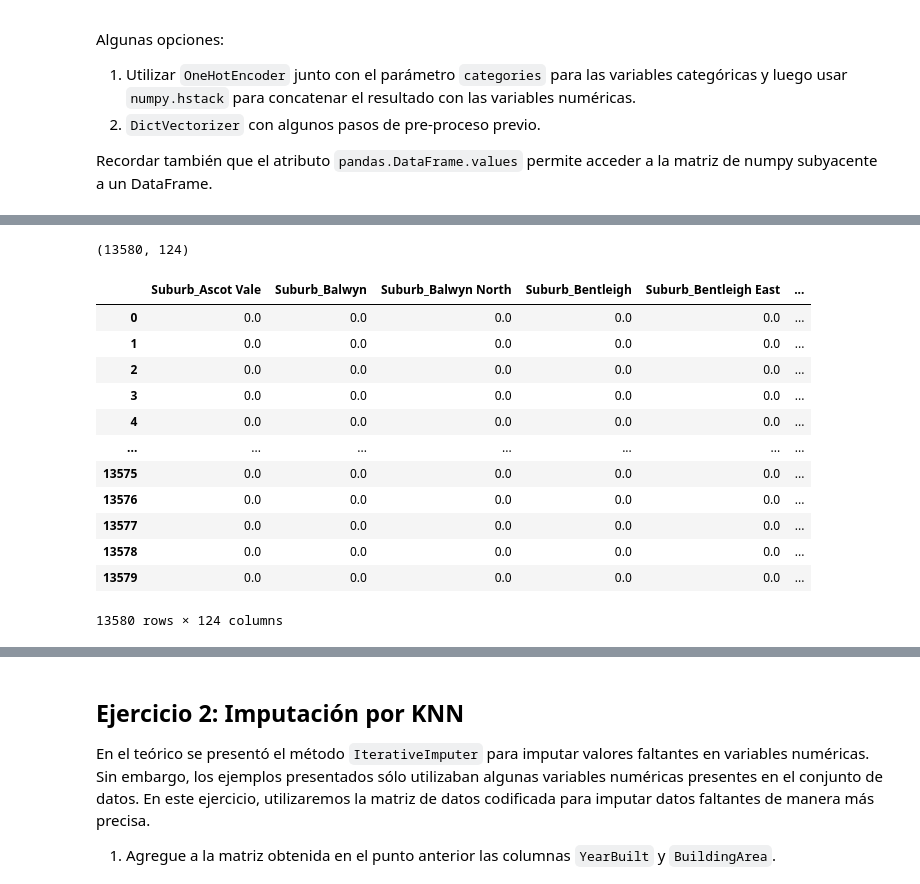
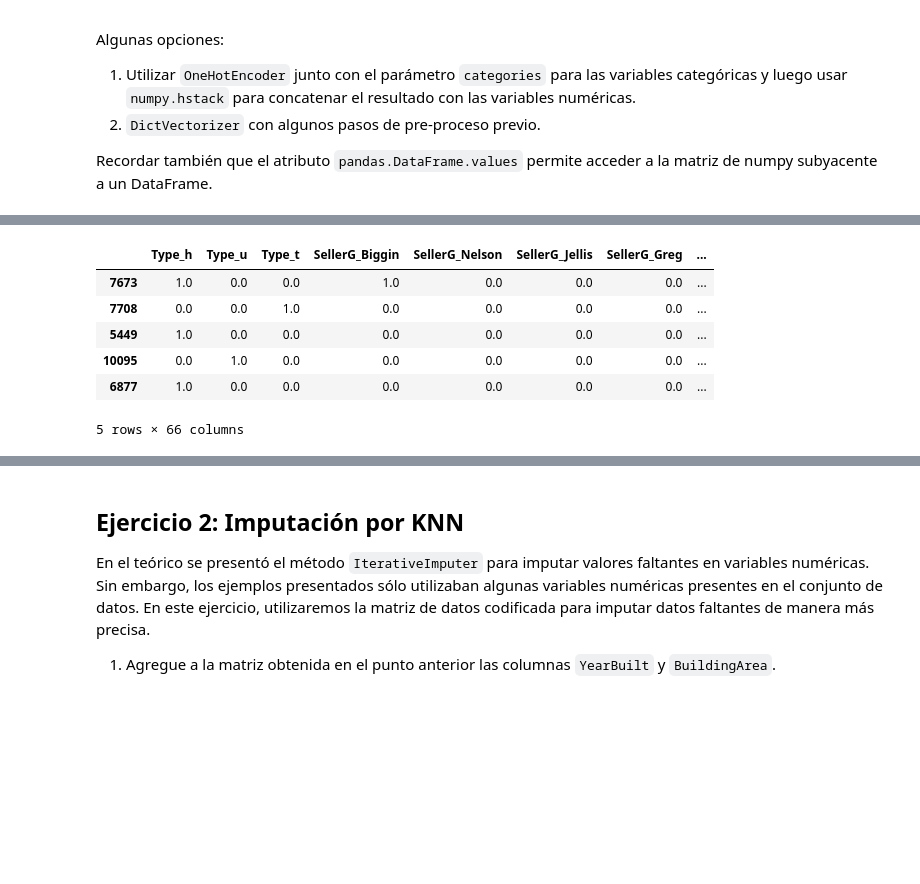
Before and after one commit to gonzaloangaut/DiploDatos, a Jupyter notebook: AEyCD/Entregables/Entregable_parte_2_2025.ipynb, the cells around one changed output, grey strips where cells are left out. Saved outputs shown, nothing was run; the diff lists cells and outputs as text; code cells hidden in the pictures; blank space fills up the shorter version.

```diff
--- a/AEyCD/Entregables/Entregable_parte_2_2025.ipynb
+++ b/AEyCD/Entregables/Entregable_parte_2_2025.ipynb
@@ -164,32 +91,15 @@ Name: count, dtype: int64
-# %%
-# Creamos el encoder
-encoder = OneHotEncoder(sparse_output=False)
-# Entrenamos con fit
-encoder.fit(melb_df_filtered[columnas_categoricas])
-# y transformamos
-encoded_types = encoder.transform(melb_df_filtered[columnas_categoricas])
-# Veamos la forma, que nos muestra todas las filas (datos)
-# y las columnas generadas
-encoded_types.shape
-# %% [output]
-(13580, 124)
 # %%
-# Ahora creamos el dataframe con el encoding hecho con las cols nombradas
-name_columns = encoder.get_feature_names_out(columnas_categoricas)
+# Podemos, para visualización, hacer un dataframe que tenga solamente
+# las columnas categóricas codificadas
+name_columns = encoder.get_feature_names_out(categorical_cols)
 # get_feature_names_out da el nombre de todas las categorías de cada columna
-encoded_df = pd.DataFrame(encoded_types, columns=name_columns)
-encoded_df
+cat_ecoded_df = pandas.DataFrame(X_cat, columns=name_columns)
+cat_ecoded_df.sample(5)
 # %% [output]
-|  | Suburb_Ascot Vale | Suburb_Balwyn | Suburb_Balwyn North | Suburb_Bentleigh | Suburb_Bentleigh East | ... |
-| 0 | 0.0 | 0.0 | 0.0 | 0.0 | 0.0 | ... |
-| 1 | 0.0 | 0.0 | 0.0 | 0.0 | 0.0 | ... |
-| 2 | 0.0 | 0.0 | 0.0 | 0.0 | 0.0 | ... |
-| 3 | 0.0 | 0.0 | 0.0 | 0.0 | 0.0 | ... |
-| 4 | 0.0 | 0.0 | 0.0 | 0.0 | 0.0 | ... |
-| ... | ... | ... | ... | ... | ... | ... |
-| 13575 | 0.0 | 0.0 | 0.0 | 0.0 | 0.0 | ... |
-| 13576 | 0.0 | 0.0 | 0.0 | 0.0 | 0.0 | ... |
-| 13577 | 0.0 | 0.0 | 0.0 | 0.0 | 0.0 | ... |
-| 13578 | 0.0 | 0.0 | 0.0 | 0.0 | 0.0 | ... |
-| 13579 | 0.0 | 0.0 | 0.0 | 0.0 | 0.0 | ... |
+|  | Type_h | Type_u | Type_t | SellerG_Biggin | SellerG_Nelson | SellerG_Jellis | SellerG_Greg | ... |
+| 7673 | 1.0 | 0.0 | 0.0 | 1.0 | 0.0 | 0.0 | 0.0 | ... |
+| 7708 | 0.0 | 0.0 | 1.0 | 0.0 | 0.0 | 0.0 | 0.0 | ... |
+| 5449 | 1.0 | 0.0 | 0.0 | 0.0 | 0.0 | 0.0 | 0.0 | ... |
+| 10095 | 0.0 | 1.0 | 0.0 | 0.0 | 0.0 | 0.0 | 0.0 | ... |
+| 6877 | 1.0 | 0.0 | 0.0 | 0.0 | 0.0 | 0.0 | 0.0 | ... |
-13580 rows × 124 columns
+5 rows × 66 columns
```
Also changed, not shown: parts of 34 cells of this notebook, 1 other file.
